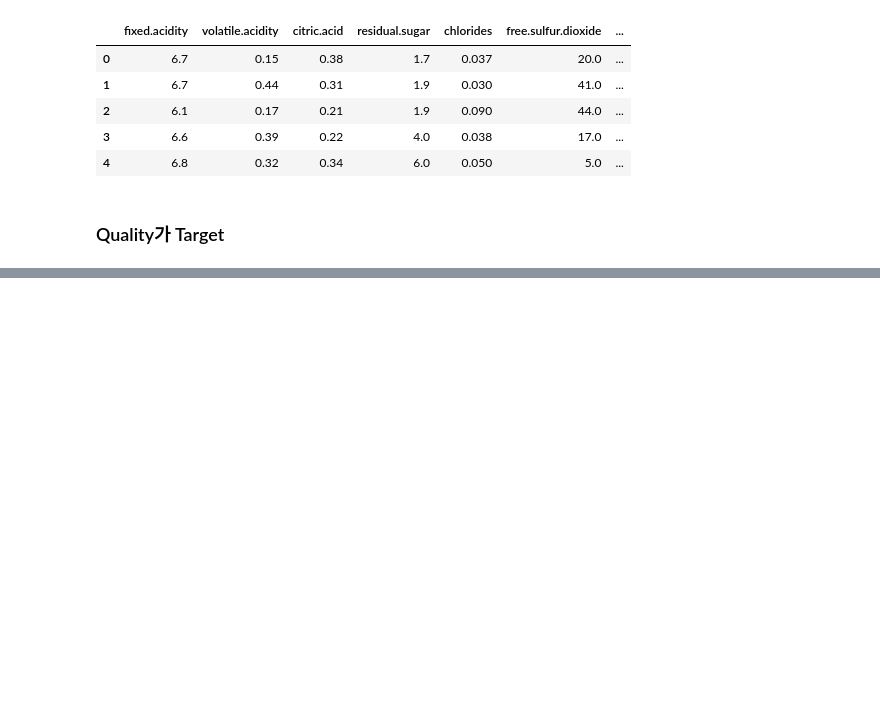
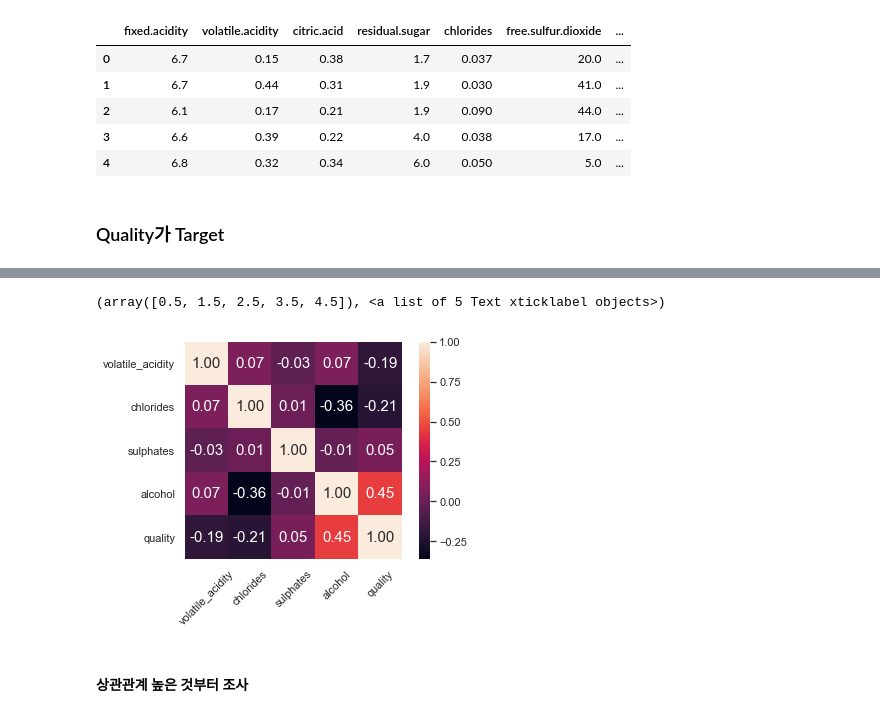
Before and after one commit to tkdguq05/TIL, a Jupyter notebook: Fastcampus/DSES_math_Linear_Regression01.ipynb, the cells around one changed output, grey strips where cells are left out. Cells and saved outputs as stored; diff of their text form; code cells hidden in the pictures; blank space fills up the shorter version.

```diff
--- a/Fastcampus/DSES_math_Linear_Regression01.ipynb
+++ b/Fastcampus/DSES_math_Linear_Regression01.ipynb
@@ -17,0 +145,13 @@ dataset.head()
+# %%
+corr_mat = np.corrcoef(dataset[eda_columns].values.T)
+sns.set(font_scale=1)
+full_mat = sns.heatmap(corr_mat, cbar=True, annot=True, square=True,
+                       fmt='.2f', annot_kws={'size': 15},
+                       yticklabels=eda_columns, xticklabels=eda_columns)
+plt.yticks(rotation=0)
+plt.xticks(rotation=45) #대각성분이 1이라는 것은(분산이 1), 정규화가 되었다는 것
+# %% [output]
+(array([0.5, 1.5, 2.5, 3.5, 4.5]), <a list of 5 Text xticklabel objects>)
+[figure, added]
+# %% [markdown]
+#### 상관관계 높은 것부터 조사
```
Also changed, not shown: parts of 72 cells of this notebook.
